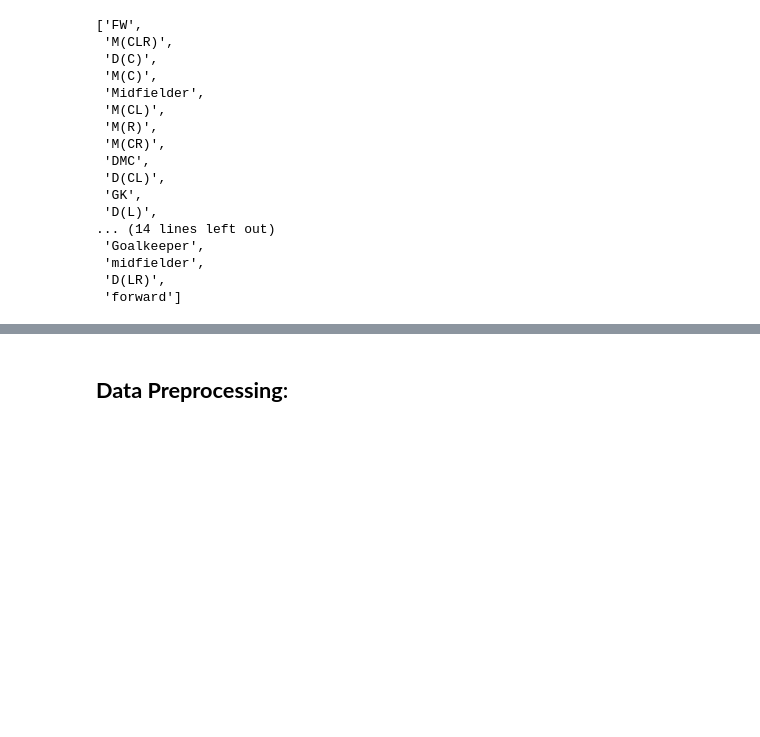
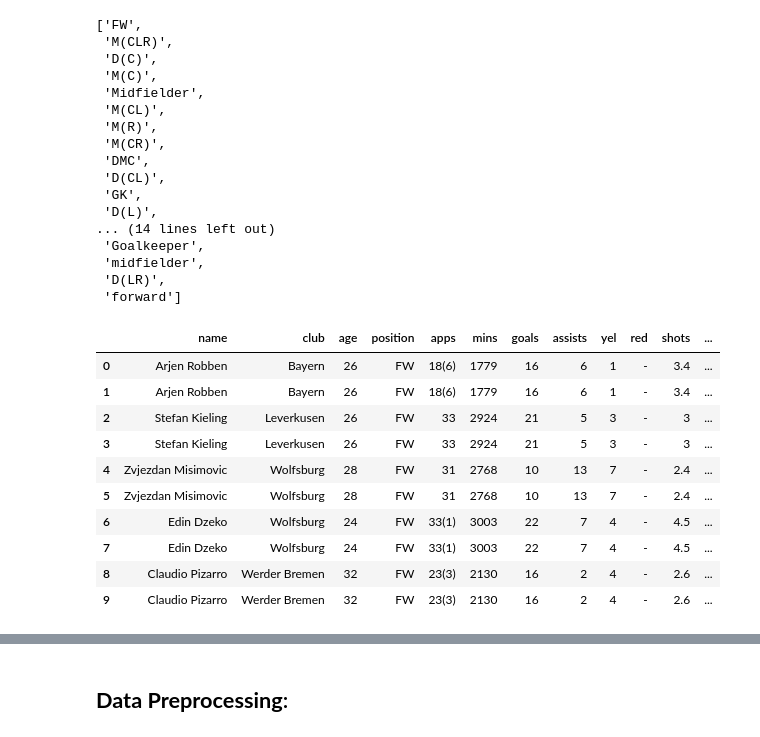
Before and after one commit to Computational-Tools-in-DS-G42/footballer-profiler-AI, a Jupyter notebook: player_profiler.ipynb, the cells around one changed output, grey strips where cells are left out. Drawn from its saved outputs; the diff is of its cells as text; code cells hidden in the pictures; blank space fills up the shorter version.

```diff
--- a/player_profiler.ipynb
+++ b/player_profiler.ipynb
@@ -98,3 +100,17 @@ init_df['position'].unique().tolist()
  'midfielder',
  'D(LR)',
  'forward']
+# %%
+display(init_df.head(10))
+# %% [output]
+|  | name | club | age | position | apps | mins | goals | assists | yel | red | shots | ... |
+| 0 | Arjen Robben | Bayern | 26 | FW | 18(6) | 1779 | 16 | 6 | 1 | - | 3.4 | ... |
+| 1 | Arjen Robben | Bayern | 26 | FW | 18(6) | 1779 | 16 | 6 | 1 | - | 3.4 | ... |
+| 2 | Stefan Kieling | Leverkusen | 26 | FW | 33 | 2924 | 21 | 5 | 3 | - | 3 | ... |
+| 3 | Stefan Kieling | Leverkusen | 26 | FW | 33 | 2924 | 21 | 5 | 3 | - | 3 | ... |
+| 4 | Zvjezdan Misimovic | Wolfsburg | 28 | FW | 31 | 2768 | 10 | 13 | 7 | - | 2.4 | ... |
+| 5 | Zvjezdan Misimovic | Wolfsburg | 28 | FW | 31 | 2768 | 10 | 13 | 7 | - | 2.4 | ... |
+| 6 | Edin Dzeko | Wolfsburg | 24 | FW | 33(1) | 3003 | 22 | 7 | 4 | - | 4.5 | ... |
+| 7 | Edin Dzeko | Wolfsburg | 24 | FW | 33(1) | 3003 | 22 | 7 | 4 | - | 4.5 | ... |
+| 8 | Claudio Pizarro | Werder Bremen | 32 | FW | 23(3) | 2130 | 16 | 2 | 4 | - | 2.6 | ... |
+| 9 | Claudio Pizarro | Werder Bremen | 32 | FW | 23(3) | 2130 | 16 | 2 | 4 | - | 2.6 | ... |
```
Also changed, not shown: parts of 24 cells of this notebook.
